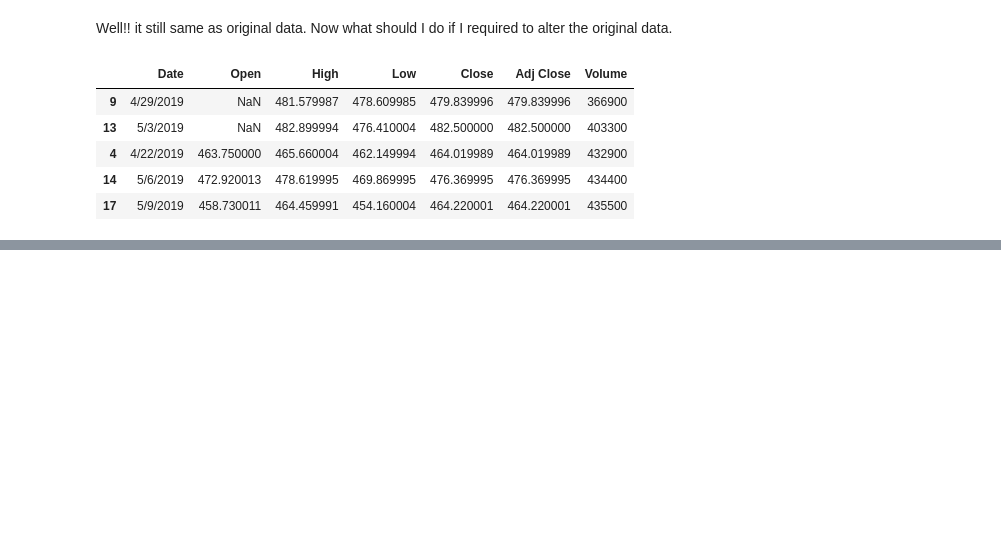
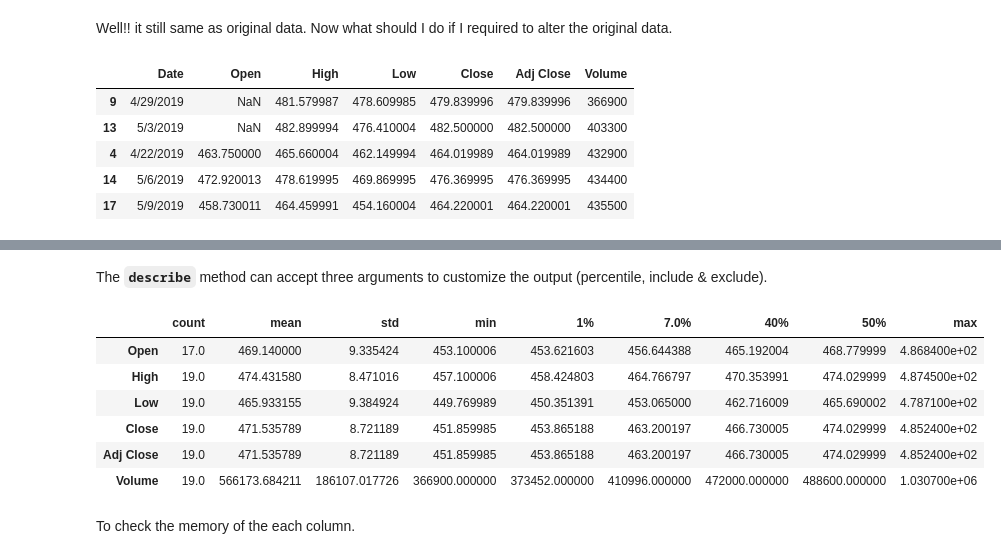
Before and after one commit to aarti-b/all_about_pandas, a Jupyter notebook: pandas_foundation/pandas_foundation_introduction.ipynb, the cells around one changed output, grey strips where cells are left out. Saved outputs shown, nothing was run; the diff lists cells and outputs as text; code cells hidden in the pictures; blank space fills up the shorter version.

````diff
--- a/pandas_foundation/pandas_foundation_introduction.ipynb
+++ b/pandas_foundation/pandas_foundation_introduction.ipynb
@@ -69,0 +85,2 @@ True
+# %%
+data.set_index('Volume').head() # to set "Volume" as index.
@@ -327,0 +343,2 @@ data.head()
+# %%
+data.sort_index(inplace = True) # sort the data according to the index.
@@ -327,0 +523,2 @@ data.head()
+# %%
+data['Range'] = data['High']-data['Low'] # to calulate the range and putting into a new column.
@@ -327,0 +580,14 @@ data.head()
+# %% [markdown]
+The __```describe```__ method can accept three arguments to customize the output (percentile, include & exclude).
+# %%
+data.describe(percentiles = [0.01,0.40,0.07]).T # adding the 1%, 7% and 40% percentiles
+# %% [output]
+|  | count | mean | std | min | 1% | 7.0% | 40% | 50% | max |
+| Open | 17.0 | 469.140000 | 9.335424 | 453.100006 | 453.621603 | 456.644388 | 465.192004 | 468.779999 | 4.868400e+02 |
+| High | 19.0 | 474.431580 | 8.471016 | 457.100006 | 458.424803 | 464.766797 | 470.353991 | 474.029999 | 4.874500e+02 |
+| Low | 19.0 | 465.933155 | 9.384924 | 449.769989 | 450.351391 | 453.065000 | 462.716009 | 465.690002 | 4.787100e+02 |
+| Close | 19.0 | 471.535789 | 8.721189 | 451.859985 | 453.865188 | 463.200197 | 466.730005 | 474.029999 | 4.852400e+02 |
+| Adj Close | 19.0 | 471.535789 | 8.721189 | 451.859985 | 453.865188 | 463.200197 | 466.730005 | 474.029999 | 4.852400e+02 |
+| Volume | 19.0 | 566173.684211 | 186107.017726 | 366900.000000 | 373452.000000 | 410996.000000 | 472000.000000 | 488600.000000 | 1.030700e+06 |
+# %% [markdown]
+To check the memory of the each column.
````
Also changed, not shown: parts of 99 cells of this notebook.
